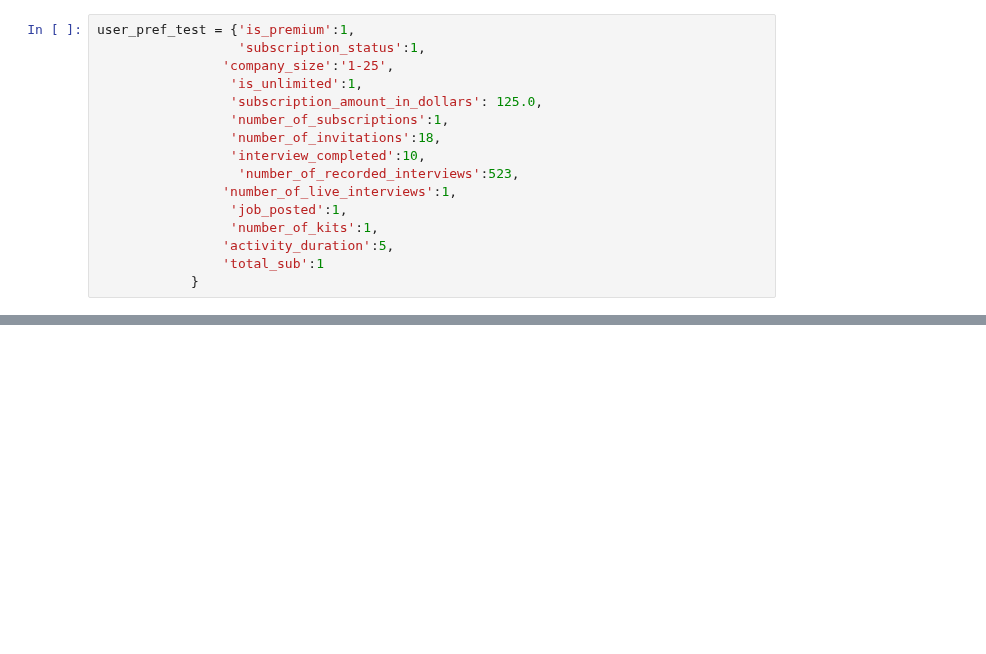
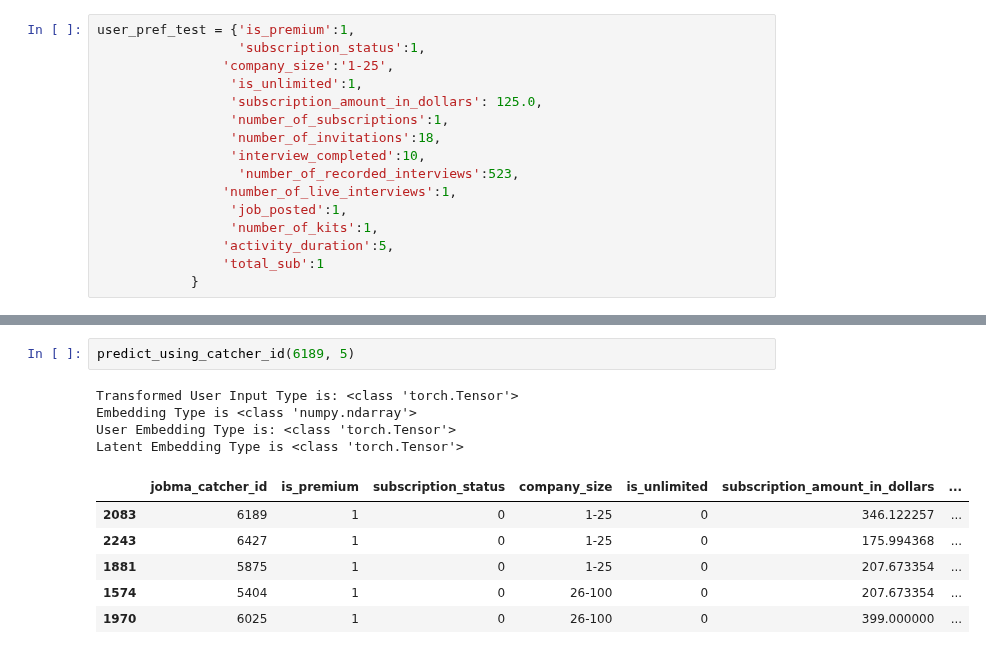
Before and after one commit to DushyantGoyal1611/Python_Jobma, a Jupyter notebook: Recommender System/Client's Loyalty Recommendation System/Try/Client_Recommender.ipynb, the cells around one changed output, grey strips where cells are left out. Cells and saved outputs as stored; diff of their text form; blank space fills up the shorter version.

```diff
--- a/Recommender System/Client's Loyalty Recommendation System/Try/Client_Recommender.ipynb
+++ b/Recommender System/Client's Loyalty Recommendation System/Try/Client_Recommender.ipynb
@@ -616,0 +704,13 @@ predict(user_pref_test, 5)
+# %%
+predict_using_catcher_id(6189, 5)
+# %% [output]
+Transformed User Input Type is: <class 'torch.Tensor'>
+Embedding Type is <class 'numpy.ndarray'>
+User Embedding Type is: <class 'torch.Tensor'>
+Latent Embedding Type is <class 'torch.Tensor'>
+|  | jobma_catcher_id | is_premium | subscription_status | company_size | is_unlimited | subscription_amount_in_dollars | ... |
+| 2083 | 6189 | 1 | 0 | 1-25 | 0 | 346.122257 | ... |
+| 2243 | 6427 | 1 | 0 | 1-25 | 0 | 175.994368 | ... |
+| 1881 | 5875 | 1 | 0 | 1-25 | 0 | 207.673354 | ... |
+| 1574 | 5404 | 1 | 0 | 26-100 | 0 | 207.673354 | ... |
+| 1970 | 6025 | 1 | 0 | 26-100 | 0 | 399.000000 | ... |
```
Also changed, not shown: parts of 17 cells of this notebook, 1 other file.
